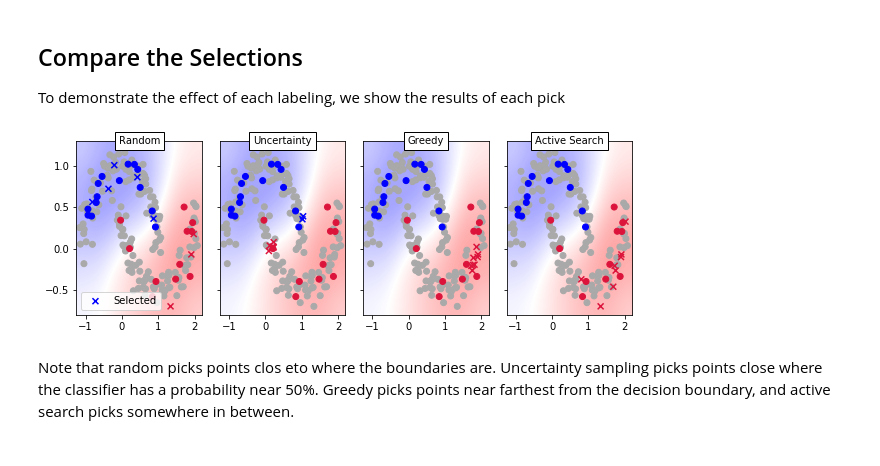
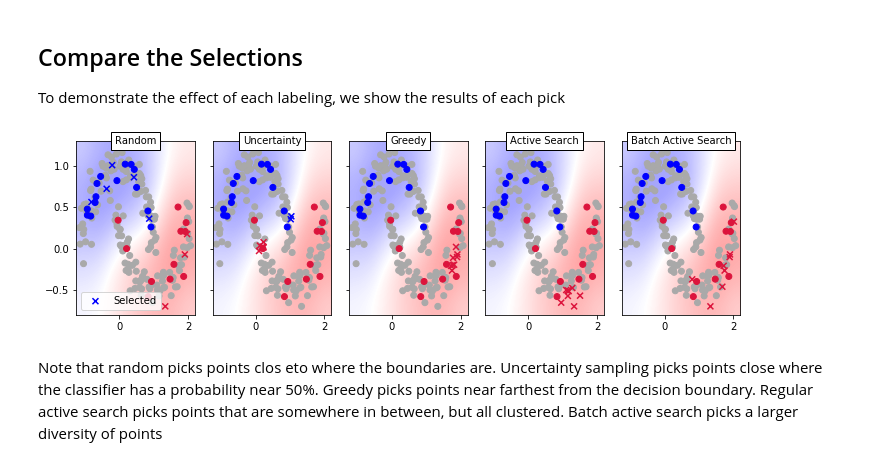
Before and after one commit to theodore-ando/active-learning, a Jupyter notebook: examples/selection.ipynb, the cells around one changed output. Drawn from its saved outputs; the diff is of its cells as text; code cells hidden in the pictures.

Commit message:
Contrasted batch and sequential active learning

```diff
--- a/examples/selection.ipynb
+++ b/examples/selection.ipynb
@@ -156,5 +156,5 @@ Wall time: 2 ms
 Active search is a more developed technique. It uses both the probably an entry will be a target class (here, we define the target class as `y == 1`), and the probability that - if labeled - a point will improve the model's ability to find new target classes.
 # %%
 %%time
-active_ix = seq_sim_batch(problem, train_ixs, obs_labels, unlabeled_ixs, problem['batch_size'], budget=2)
+active_ix = active_search(problem, train_ixs, obs_labels, unlabeled_ixs, problem['batch_size'], budget=2)
 # %% [output]
@@ -161,0 +165,3 @@ Wall time: 1min 3s
+# %%
+%%time
+batch_active_ix = seq_sim_batch(problem, train_ixs, obs_labels, unlabeled_ixs, problem['batch_size'], budget=2)
@@ -188,22 +196,23 @@ def plot_selection(ax, data, indices):
     ax.set_xlim(xlim)
     ax.set_ylim(ylim)
 # %%
-fig, axs = plt.subplots(1, 4, sharey=True)
+fig, axs = plt.subplots(1, 5, sharey=True)
 
 plot_selection(axs[0], data, random_ixs)
 plot_selection(axs[1], data, uncertainty_ix)
 plot_selection(axs[2], data, greedy_ixs)
 plot_selection(axs[3], data, active_ix)
+plot_selection(axs[4], data, batch_active_ix)
 
-for ax, t in zip(axs, ['Random', 'Uncertainty', 'Greedy', 'Active Search']):
+for ax, t in zip(axs, ['Random', 'Uncertainty', 'Greedy', 'Active Search', 'Batch Active Search']):
     ax.text(0.5, 1, t, transform=ax.transAxes, ha='center', va='center',
              bbox={'facecolor': 'w', 'edgecolor': 'k'})
 
 axs[0].legend()
 
-fig.set_size_inches(8.5, 3)
+fig.set_size_inches(10, 3)
 fig.tight_layout()
 # %% [output]
-[figure, old version]
+[figure, new version]
 # %% [markdown]
-Note that random picks points clos eto where the boundaries are. Uncertainty sampling picks points close where the classifier has a probability near 50%. Greedy picks points near farthest from the decision boundary, and active search picks somewhere in between.
+Note that random picks points clos eto where the boundaries are. Uncertainty sampling picks points close where the classifier has a probability near 50%. Greedy picks points near farthest from the decision boundary. Regular active search picks points that are somewhere in between, but all clustered. Batch active search picks a larger diversity of points
```
Also changed, not shown: parts of 5 cells of this notebook.
